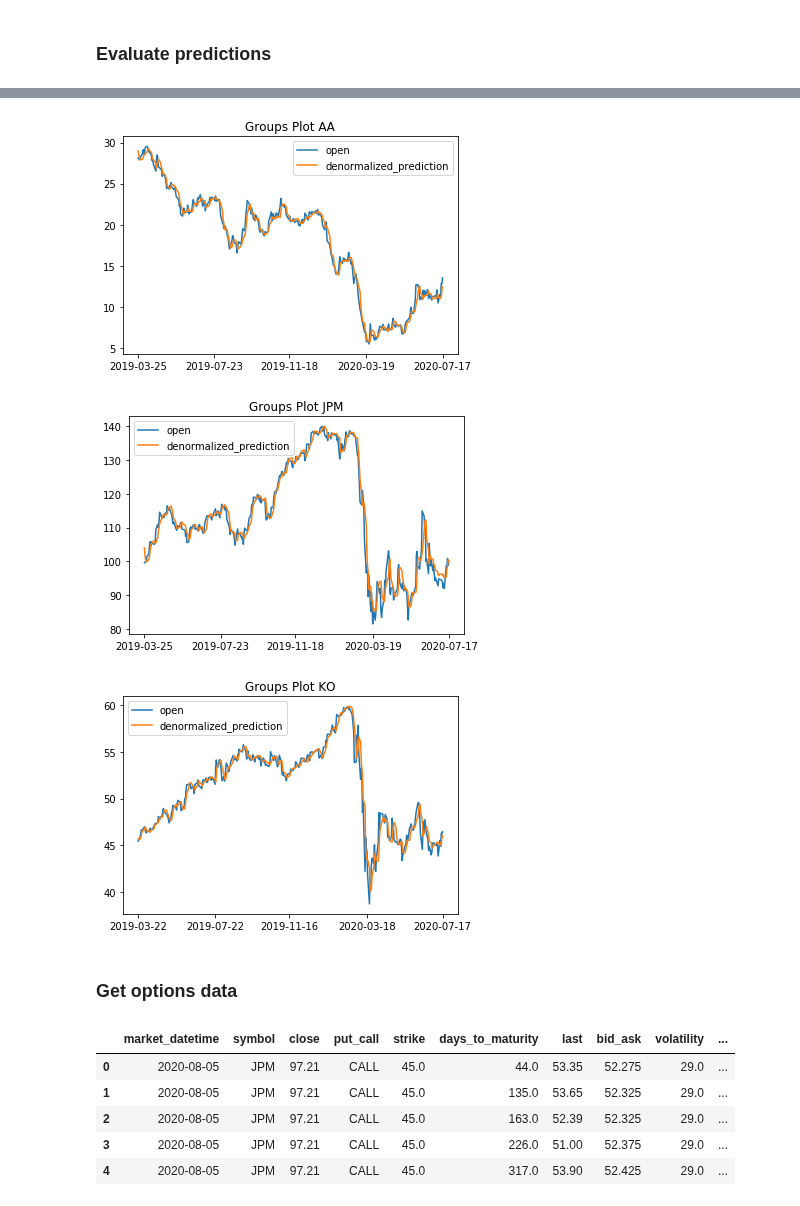
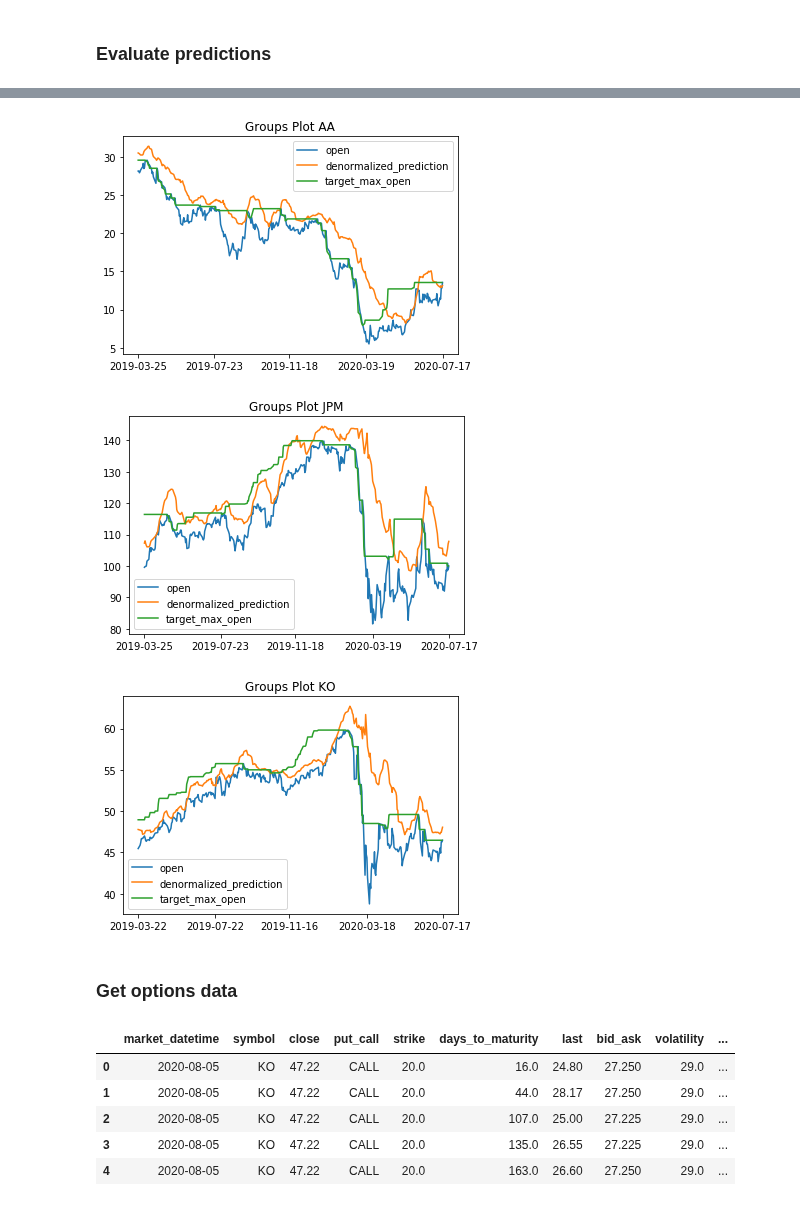
Before and after one commit to rbetzler/fun-times-in-python, a Jupyter notebook: finance/science/exploration/20200722_lstm.ipynb, the cells around one changed output, grey strips where cells are left out. Drawn from its saved outputs; the diff is of its cells as text; code cells hidden in the pictures.

```diff
--- a/finance/science/exploration/20200722_lstm.ipynb
+++ b/finance/science/exploration/20200722_lstm.ipynb
@@ -85,7 +85,7 @@ query = f'''
             , open
             , open_min
             , open_max
-            , (open - open_min) / (open_max - open_min) as normalized_open
+            , (target_max_open - open_min) / (open_max - open_min) as normalized_open
             , (open_1 - open_min) / (open_max - open_min) as open_1
             , (open_2 - open_min) / (open_max - open_min) as open_2
             , (open_3 - open_min) / (open_max - open_min) as open_3
@@ -222,9 +222,9 @@ science_utils.plot_groups(res, SYMBOL, [OPEN, DENORMALIZED_PREDICTION])
 # %%
-science_utils.plot_groups(res, SYMBOL, [OPEN, DENORMALIZED_PREDICTION])
+science_utils.plot_groups(res, SYMBOL, [OPEN, DENORMALIZED_PREDICTION, TARGET_MAX_OPEN])
 # %% [output]
-[figure, old version]
+[figure, new version]
-[figure, old version]
+[figure, new version]
-[figure, old version]
+[figure, new version]
 # %% [markdown]
 ### Get options data
 # %%
@@ -240,7 +240,7 @@ query = f'''
       from nasdaq.listed_stocks
       where ticker !~ '[\^.~]'
         and character_length(ticker) between 1 and 4
-        and ticker in ('KO', 'JPM')
+        and ticker in ('KO')
       limit 30
       )
     , stocks as (
@@ -300,8 +300,8 @@ options = utils.query_db(query=query)
 options.head()
 # %% [output]
 |  | market_datetime | symbol | close | put_call | strike | days_to_maturity | last | bid_ask | volatility | ... |
-| 0 | 2020-08-05 | JPM | 97.21 | CALL | 45.0 | 44.0 | 53.35 | 52.275 | 29.0 | ... |
-| 1 | 2020-08-05 | JPM | 97.21 | CALL | 45.0 | 135.0 | 53.65 | 52.325 | 29.0 | ... |
-| 2 | 2020-08-05 | JPM | 97.21 | CALL | 45.0 | 163.0 | 52.39 | 52.325 | 29.0 | ... |
-| 3 | 2020-08-05 | JPM | 97.21 | CALL | 45.0 | 226.0 | 51.00 | 52.375 | 29.0 | ... |
-| 4 | 2020-08-05 | JPM | 97.21 | CALL | 45.0 | 317.0 | 53.90 | 52.425 | 29.0 | ... |
+| 0 | 2020-08-05 | KO | 47.22 | CALL | 20.0 | 16.0 | 24.80 | 27.250 | 29.0 | ... |
+| 1 | 2020-08-05 | KO | 47.22 | CALL | 20.0 | 44.0 | 28.17 | 27.250 | 29.0 | ... |
+| 2 | 2020-08-05 | KO | 47.22 | CALL | 20.0 | 107.0 | 25.00 | 27.225 | 29.0 | ... |
+| 3 | 2020-08-05 | KO | 47.22 | CALL | 20.0 | 135.0 | 26.55 | 27.225 | 29.0 | ... |
+| 4 | 2020-08-05 | KO | 47.22 | CALL | 20.0 | 163.0 | 26.60 | 27.250 | 29.0 | ... |
```
Also changed, not shown: parts of 7 cells of this notebook.
